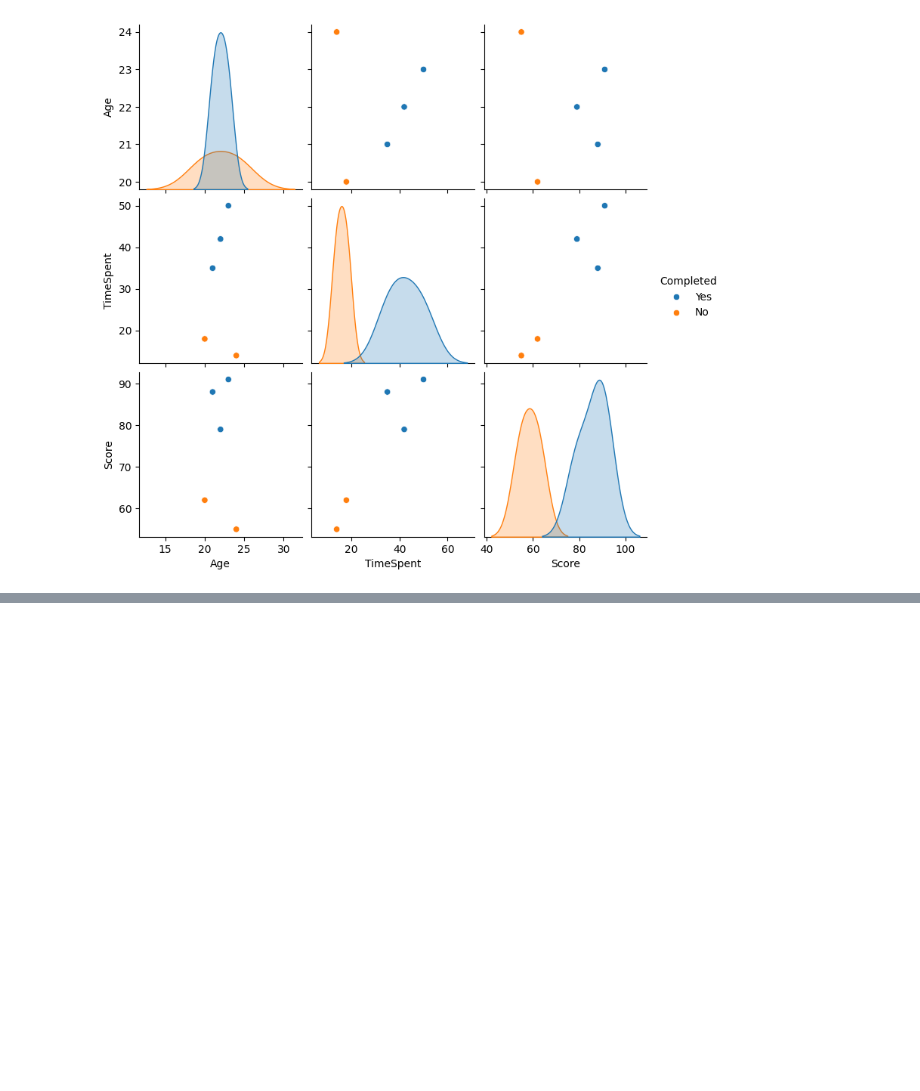
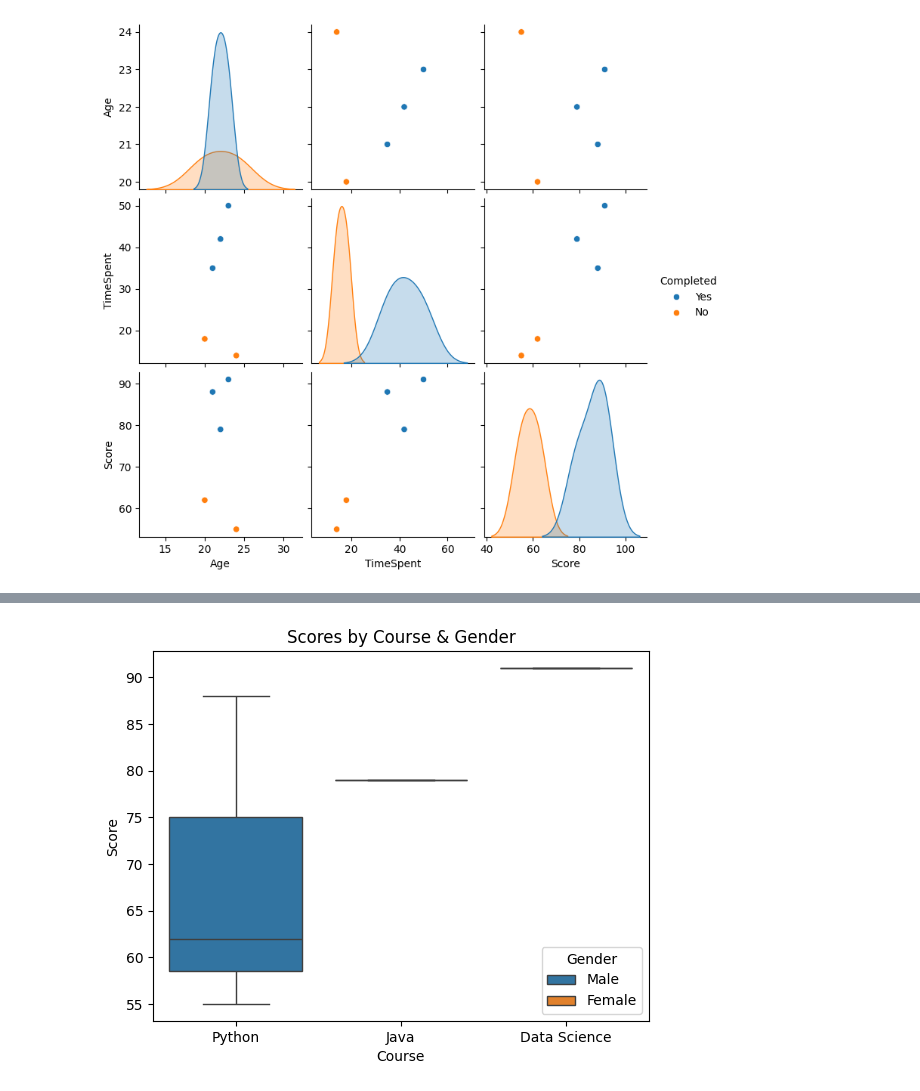
Before and after one commit to vibhorrrrr/Data-Analytics, a Jupyter notebook: visualization.ipynb, the cells around one changed output, grey strips where cells are left out. Cells and saved outputs as stored; diff of their text form; code cells hidden in the pictures; blank space fills up the shorter version.

```diff
--- a/visualization.ipynb
+++ b/visualization.ipynb
@@ -146,0 +155,6 @@ plt.show()
+# %%
+sns.boxplot(x='Course', y='Score', hue = 'Gender', data = df)
+plt.title("Scores by Course & Gender")
+plt.show()
+# %% [output]
+[figure, added]
```
Also changed, not shown: parts of 4 cells of this notebook, 2 other files.
